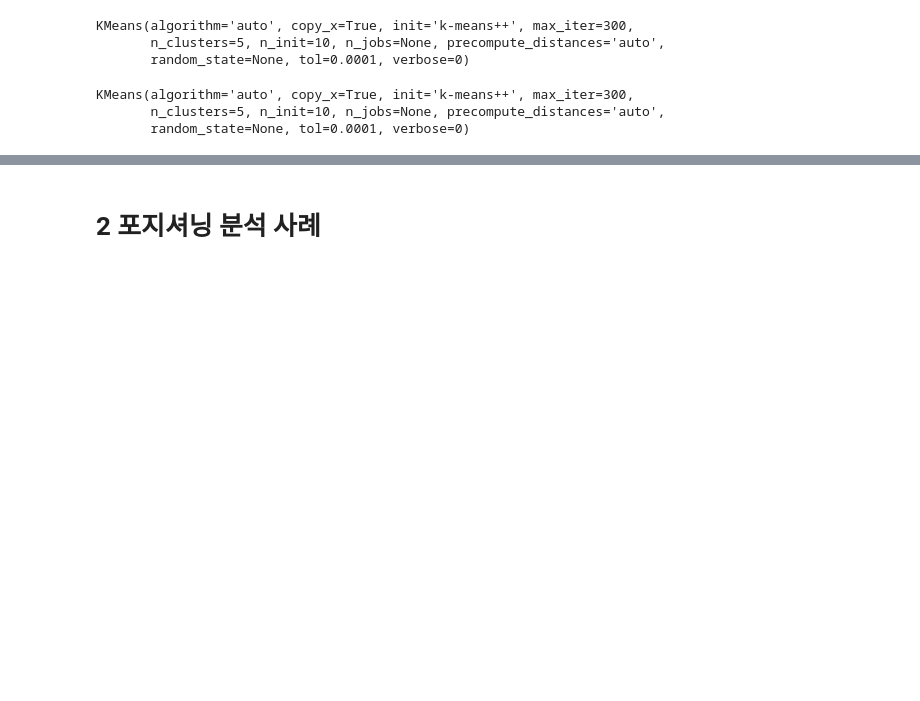
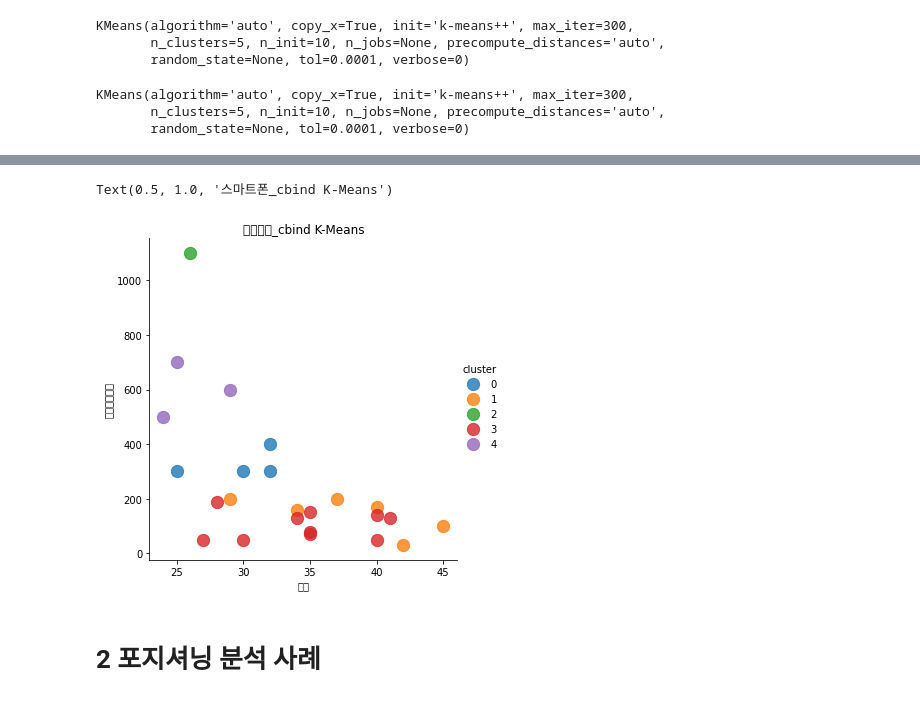
Before and after one commit to onlookertozip/bigStudy, a Jupyter notebook: 미니_프로젝트_참고_자료.ipynb, the cells around one changed output, grey strips where cells are left out. Cells and saved outputs as stored; diff of their text form; code cells hidden in the pictures; blank space fills up the shorter version.

```diff
--- a/미니_프로젝트_참고_자료.ipynb
+++ b/미니_프로젝트_참고_자료.ipynb
@@ -506,0 +509,2 @@ print(center)
+# %%
+스마트폰_cbind['cluster']=kms.labels_
@@ -507,3 +522,21 @@ print(center)
+# %%
+# 클러스터링 된 위 데이터에 대해 시각화 수행
+
+import seaborn as sns
+
+sns.lmplot(
+    '연령',
+    '데이터사용량',
+    data=스마트폰_cbind,
+    fit_reg=False,
+    scatter_kws={"s":150},
+    hue="cluster"
+)
+
+plt.title('스마트폰_cbind K-Means')
+# %% [output]
+Text(0.5, 1.0, '스마트폰_cbind K-Means')
+[figure, added]
 # %% [markdown]
 # 2 포지셔닝 분석 사례
 # %% [markdown]
```
Also changed, not shown: parts of 9 cells of this notebook.
